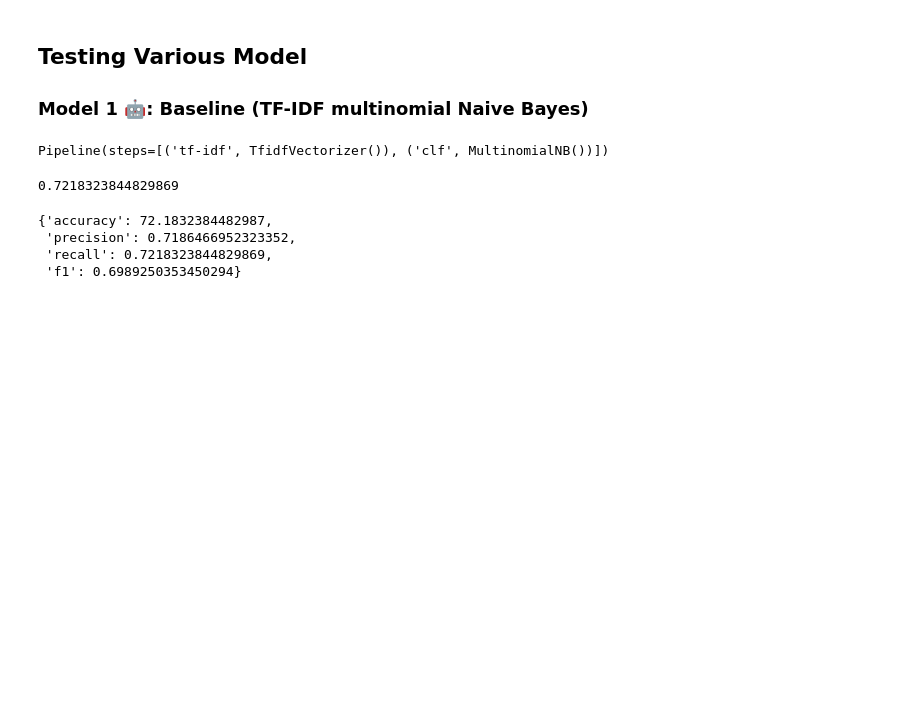
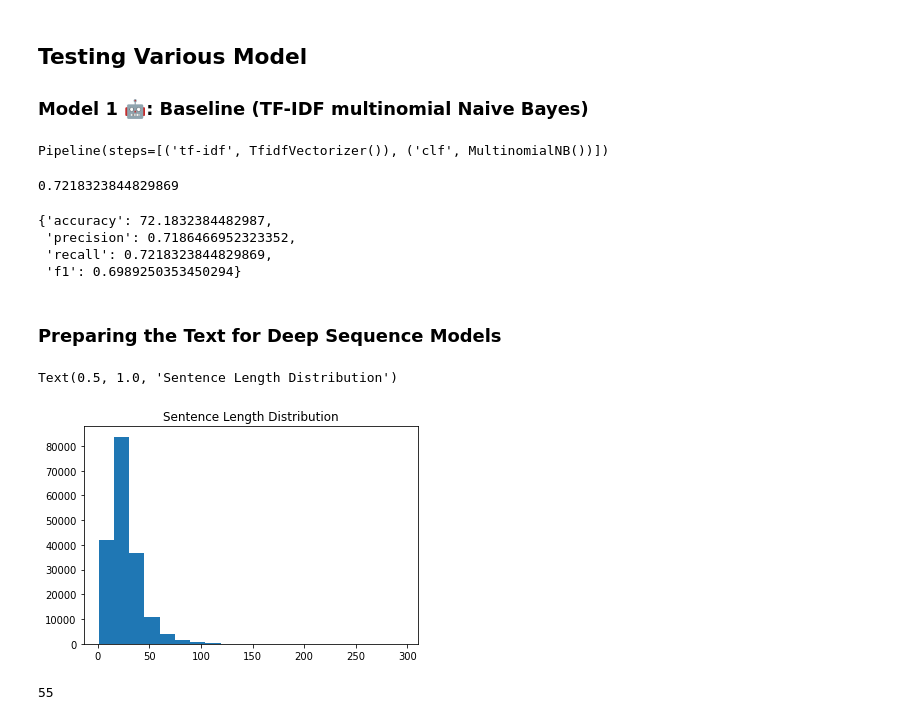
Before and after one commit to terrysu64/Machine-Learning-and-Data-Science-Projects, a Jupyter notebook: abstract_classifier.ipynb, the cells around one changed output. Cells and saved outputs as stored; diff of their text form; code cells hidden in the pictures; blank space fills up the shorter version.

Commit message:
preparing to create embedding/vectorization layers

```diff
--- a/abstract_classifier.ipynb
+++ b/abstract_classifier.ipynb
@@ -300,3 +318,28 @@ baseline_results
  'precision': 0.7186466952323352,
  'recall': 0.7218323844829869,
  'f1': 0.6989250353450294}
+# %% [markdown]
+### Preparing the Text for Deep Sequence Models
+# %%
+#we will create embedding and vectorization layers prior to building neural networks
+
+import numpy as np
+import tensorflow as tf
+from tensorflow.keras import layers
+import matplotlib.pyplot as plt
+
+lengths = [len(x.split(' ')) for x in train_sentences]
+AVG_SENT_LEN = np.mean(lengths)
+
+plt.hist(lengths, bins=20)
+plt.title("Sentence Length Distribution")
+# %% [output]
+Text(0.5, 1.0, 'Sentence Length Distribution')
+[figure, added]
+# %%
+#determine padding cutoff (enough length to fully cover 95% of sentences)
+
+seq_len = int(np.percentile(lengths, 95))
+seq_len
+# %% [output]
+55
```
Also changed, not shown: parts of 3 cells of this notebook.
